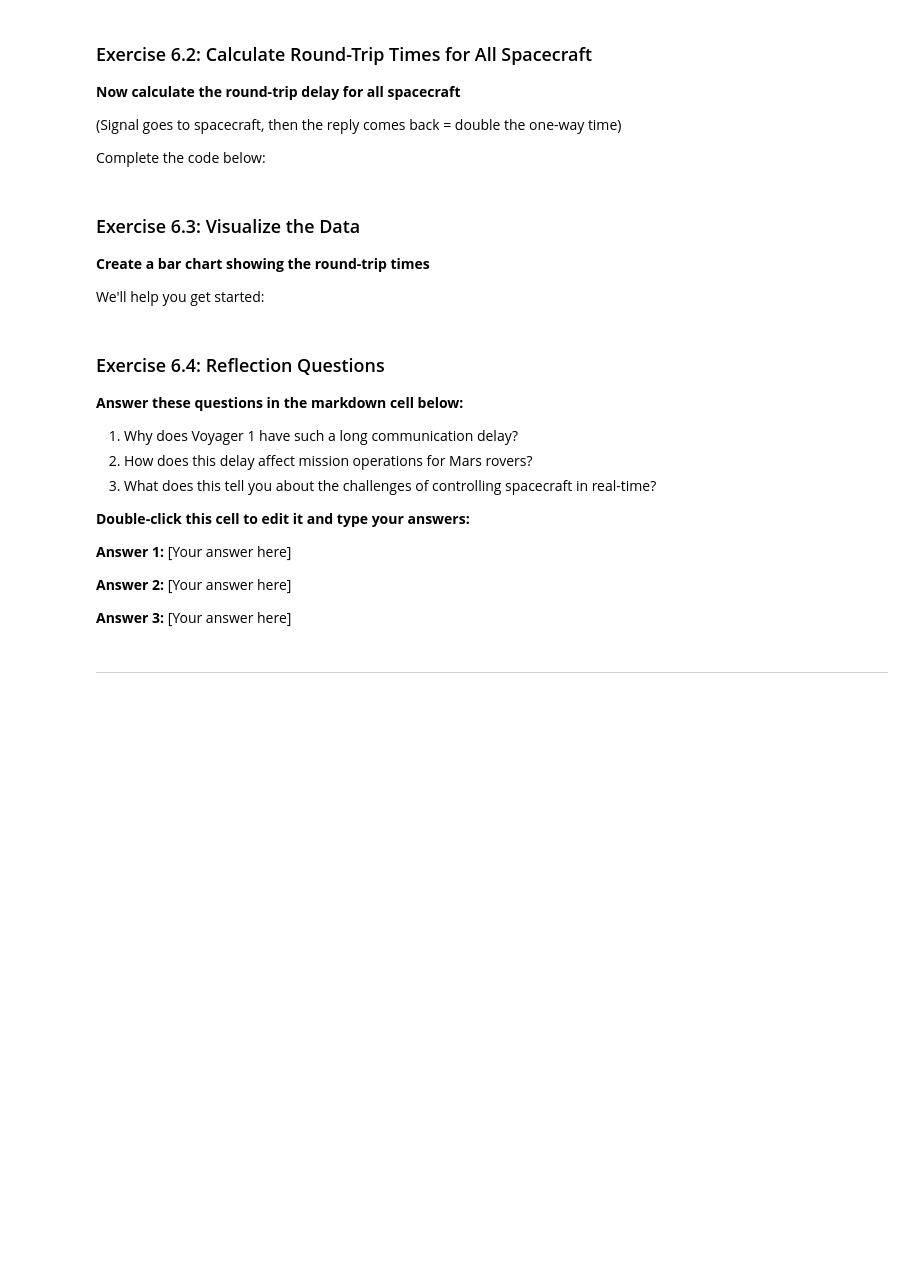
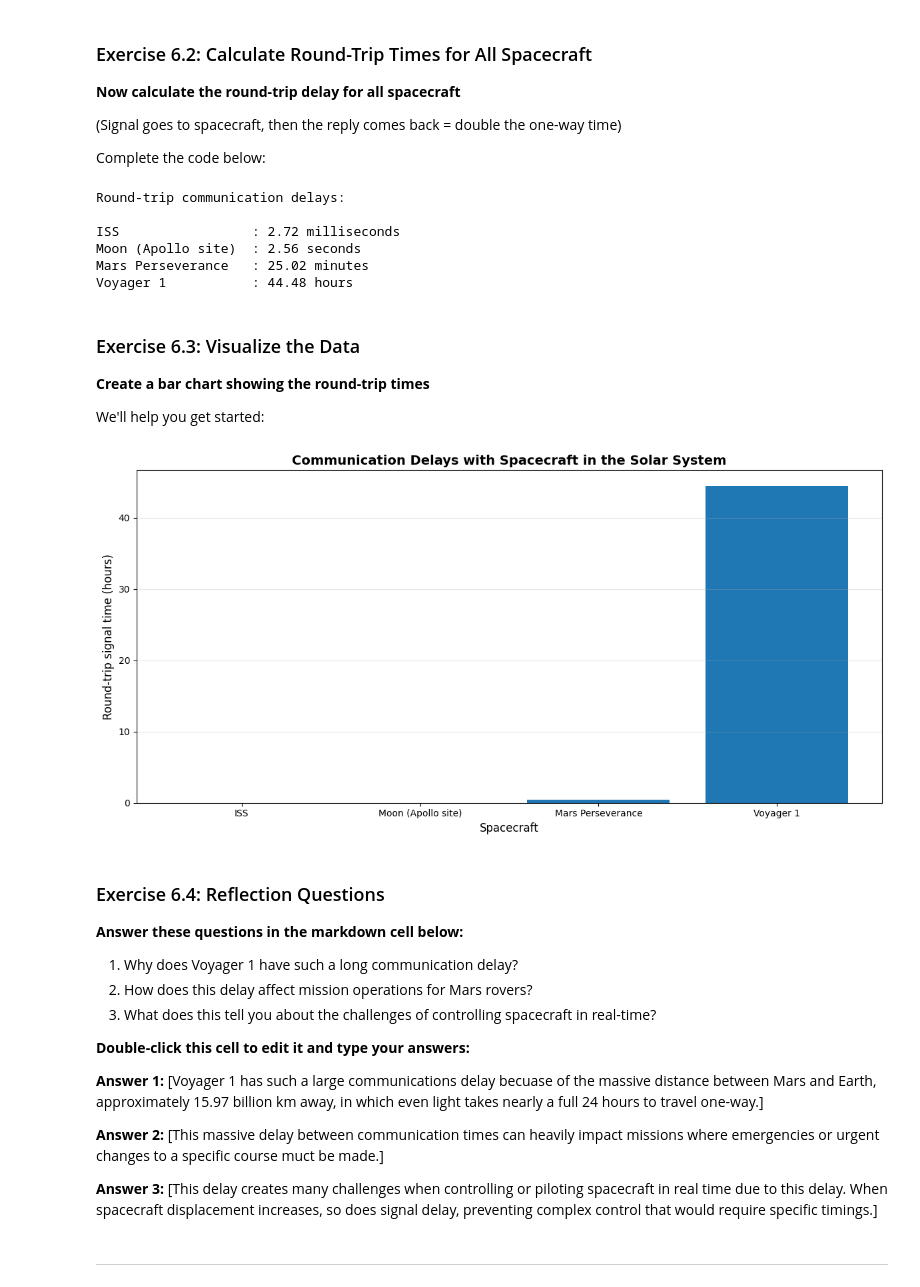
Before and after one commit to CorrinHayes/NPSC2002-workshops, a Jupyter notebook: Week_01_Introduction.ipynb, the cells around one changed output. Drawn from its saved outputs; the diff is of its cells as text; code cells hidden in the pictures; blank space fills up the shorter version.

```diff
--- a/Week_01_Introduction.ipynb
+++ b/Week_01_Introduction.ipynb
@@ -431,11 +471,11 @@ print("Round-trip communication delays:\n")
 for spacecraft, distance in spacecraft_data.items():
     # Calculate one-way time
     # YOUR CODE HERE
-    one_way_time =
+    one_way_time = distance / speed_of_light_km_per_sec
 
     # Calculate round-trip time (multiply by 2)
     # YOUR CODE HERE
-    round_trip_time =
+    round_trip_time = one_way_time * 2
 
     # Display in appropriate units
     if round_trip_time < 1:
@@ -446,6 +486,13 @@ for spacecraft, distance in spacecraft_data.items():
         print(f"{spacecraft:20s}: {round_trip_time/60:.2f} minutes")
     else:
         print(f"{spacecraft:20s}: {round_trip_time/3600:.2f} hours")
+# %% [output]
+Round-trip communication delays:
+
+ISS                 : 2.72 milliseconds
+Moon (Apollo site)  : 2.56 seconds
+Mars Perseverance   : 25.02 minutes
+Voyager 1           : 44.48 hours
 # %% [markdown]
 ### Exercise 6.3: Visualize the Data
 
@@ -455,33 +502,36 @@ We'll help you get started:
 # %%
 import matplotlib.pyplot as plt
 
 # Calculate round-trip times and store them
 spacecraft_names = []
 round_trip_times_hours = []
 
 for spacecraft, distance in spacecraft_data.items():
     one_way_time = distance / speed_of_light_km_per_sec
     round_trip_time = one_way_time * 2
 
     spacecraft_names.append(spacecraft)
     round_trip_times_hours.append(round_trip_time / 3600)  # Convert to hours
 
 # Create the plot
 plt.figure(figsize=(12, 6))
 
 # YOUR CODE HERE: Create a bar chart
-
+plt.bar(spacecraft_names, round_trip_times_hours)
 
 # Add labels and title
 plt.ylabel('Round-trip signal time (hours)', fontsize=12)
 plt.xlabel('Spacecraft', fontsize=12)
 plt.title('Communication Delays with Spacecraft in the Solar System', fontsize=14, fontweight='bold')
 # YOUR CODE HERE: The values vary enormously - some are milliseconds, others are hours!
 # How can you display them all clearly on one chart?
+#use a logarithmic array scale for y axis
 plt.grid(axis='y', alpha=0.3)
 
 plt.tight_layout()
 plt.show()
+# %% [output]
+[figure, added]
 # %% [markdown]
 ### Exercise 6.4: Reflection Questions
 
@@ -493,11 +543,11 @@ plt.show()
 
 **Double-click this cell to edit it and type your answers:**
 
-**Answer 1:** [Your answer here]
+**Answer 1:** [Voyager 1 has such a large communications delay becuase of the massive distance between Mars and Earth, approximately 15.97 billion km away, in which even light takes nearly a full 24 hours to travel one-way.]
 
-**Answer 2:** [Your answer here]
+**Answer 2:** [This massive delay between communication times can heavily impact missions where emergencies or urgent changes to a specific course muct be made.]
 
-**Answer 3:** [Your answer here]
+**Answer 3:** [This delay creates many challenges when controlling or piloting spacecraft in real time due to this delay. When spacecraft displacement increases, so does signal delay, preventing complex control that would require specific timings.]
 # %% [markdown]
 ---
 # %% [markdown]
```
Also changed, not shown: parts of 8 cells of this notebook.
